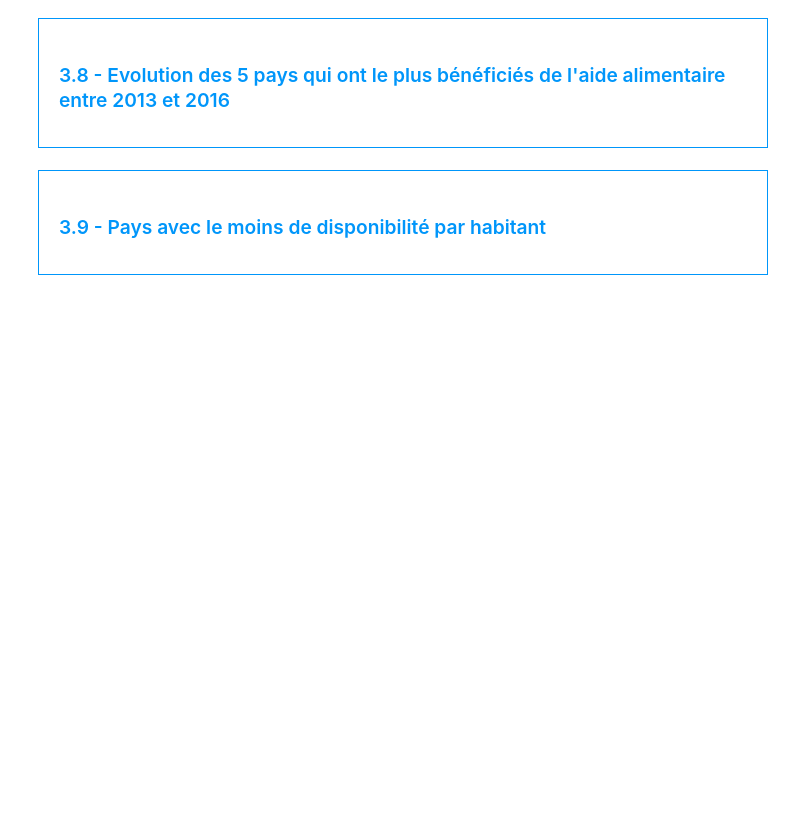
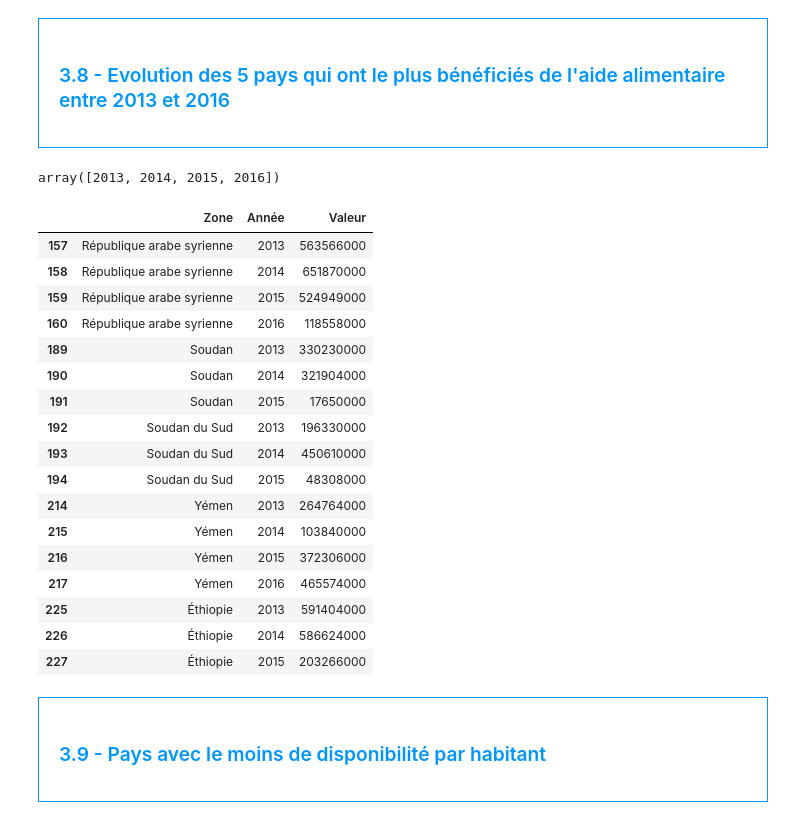
Before and after one commit to makokuzii/conduct-public-health, a Jupyter notebook: 2024-04-18_conduct-public-health.ipynb, the cells around one changed output. Cells and saved outputs as stored; diff of their text form; code cells hidden in the pictures; blank space fills up the shorter version.

```diff
--- a/2024-04-18_conduct-public-health.ipynb
+++ b/2024-04-18_conduct-public-health.ipynb
@@ -365,6 +458,8 @@ dispo_alimentaire_vegetaux['dispo_kcal'] = dispo_alimentaire_vegetaux['Disponibi
 <h3 style="margin: auto; padding: 20px; color: RGB(0,150,250); ">3.7 - Pays qui ont le plus bénéficié d'aide alimentaire depuis 2013</h3>
 </div>
 # %%
+#Pays qui ont le plus bénéficié d'aide alimentaire depuis 2013
 #calcul du total de l'aide alimentaire par pays
+aide_alimentaire_total = aide_alimentaire.groupby('Zone')['Valeur'].sum().reset_index()
 # %%
 #affichage après trie des 10 pays qui ont bénéficié le plus de l'aide alimentaire
@@ -372,14 +480,42 @@ dispo_alimentaire_vegetaux['dispo_kcal'] = dispo_alimentaire_vegetaux['Disponibi
 <div style="border: 1px solid RGB(0,150,250);" >
 <h3 style="margin: auto; padding: 20px; color: RGB(0,150,250); ">3.8 - Evolution des 5 pays qui ont le plus bénéficiés de l'aide alimentaire entre 2013 et 2016</h3>
 </div>
+# %%
+aide_alimentaire["Année"].unique()
+# %% [output]
+array([2013, 2014, 2015, 2016])
 # %%
+#Evolution des 5 pays qui ont le plus bénéficiés de l'aide alimentaire entre 2013 et 2016
 #Création d'un dataframe avec la zone, l'année et l'aide alimentaire puis groupby sur zone et année
+aide_alimentaire_zone = aide_alimentaire.groupby(['Zone', 'Année'])['Valeur'].sum().reset_index()
 # %%
 #Création d'une liste contenant les 5 pays qui ont le plus bénéficiées de l'aide alimentaire
+top_5_aide_alimentaire = aide_alimentaire_total.sort_values(by='Valeur', ascending=False).head(5)['Zone'].tolist()
 # %%
 #On filtre sur le dataframe avec notre liste
+aide_alimentaire_zone = aide_alimentaire_zone[aide_alimentaire_zone['Zone'].isin(top_5_aide_alimentaire)]
 # %%
 # Affichage des pays avec l'aide alimentaire par année
+aide_alimentaire_zone
+# %% [output]
+|  | Zone | Année | Valeur |
+| 157 | République arabe syrienne | 2013 | 563566000 |
+| 158 | République arabe syrienne | 2014 | 651870000 |
+| 159 | République arabe syrienne | 2015 | 524949000 |
+| 160 | République arabe syrienne | 2016 | 118558000 |
+| 189 | Soudan | 2013 | 330230000 |
+| 190 | Soudan | 2014 | 321904000 |
+| 191 | Soudan | 2015 | 17650000 |
+| 192 | Soudan du Sud | 2013 | 196330000 |
+| 193 | Soudan du Sud | 2014 | 450610000 |
+| 194 | Soudan du Sud | 2015 | 48308000 |
+| 214 | Yémen | 2013 | 264764000 |
+| 215 | Yémen | 2014 | 103840000 |
+| 216 | Yémen | 2015 | 372306000 |
+| 217 | Yémen | 2016 | 465574000 |
+| 225 | Éthiopie | 2013 | 591404000 |
+| 226 | Éthiopie | 2014 | 586624000 |
+| 227 | Éthiopie | 2015 | 203266000 |
 # %% [markdown]
 <div style="border: 1px solid RGB(0,150,250);" >
 <h3 style="margin: auto; padding: 20px; color: RGB(0,150,250); ">3.9 - Pays avec le moins de disponibilité par habitant</h3>
```
Also changed, not shown: parts of 29 cells of this notebook, 1 other file.
